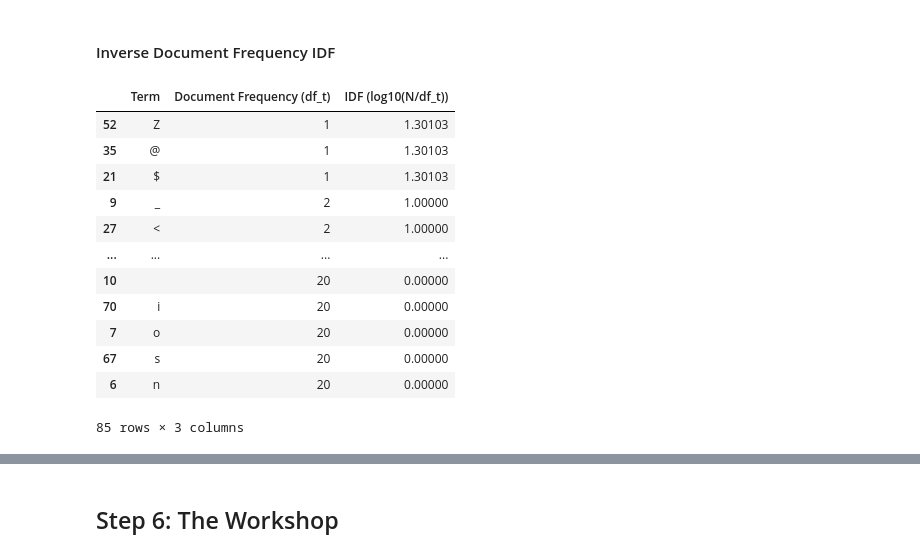
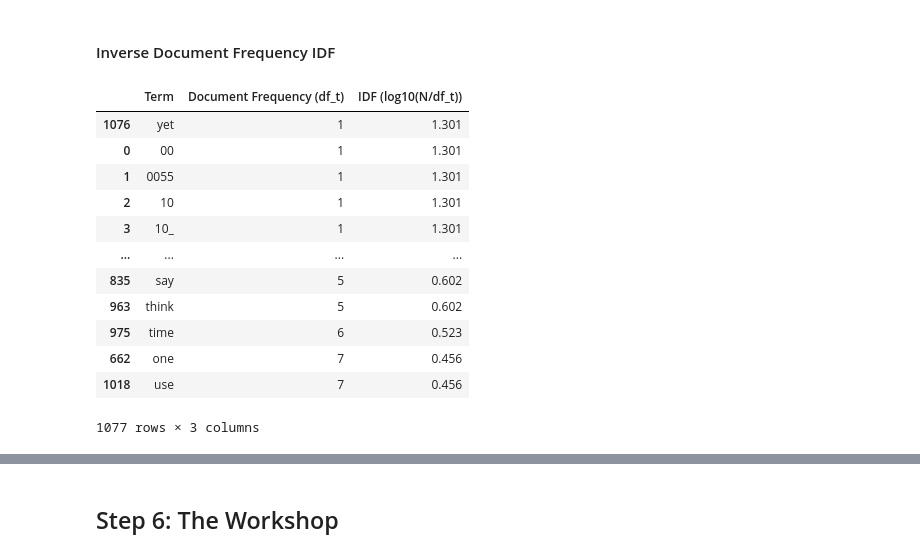
Before and after one commit to tcsgik/PROG8245_Lab7, a Jupyter notebook: IRBasics_VectorSpaceProximity.ipynb, the cells around one changed output, grey strips where cells are left out. Cells and saved outputs as stored; diff of their text form; code cells hidden in the pictures.

```diff
--- a/IRBasics_VectorSpaceProximity.ipynb
+++ b/IRBasics_VectorSpaceProximity.ipynb
@@ -1172,13 +1202,6 @@ tf_combined_df.tail()
 # %% [markdown]
 ### Document Frequency (DF)
 # %%
-# Total number of documents
-N = len(corpus)
-
-# Use CountVectorizer to extract term-document matrix (raw counts)
-vectorizer = CountVectorizer()
-X = vectorizer.fit_transform(corpus)
-
 # Get feature names and document-term matrix as array
 terms = vectorizer.get_feature_names_out()
 X_array = X.toarray()
@@ -1331,38 +1351,34 @@ Documents with phrase: ['Doc6']
 # %% [markdown]
 #### Inverse Document Frequency IDF
 # %%
+# Document frequency: number of docs where term appears
+df_counts = (X_array > 0).sum(axis=0)  # df_t
 
+# IDF: log10(N / df_t)
+idf = np.log10(N / df_counts)
 
-# Compute Document Frequency (DF)
-unique_terms_per_doc = [set(doc) for doc in corpus]
-
-vocab = set(term for doc in unique_terms_per_doc for term in doc)
-
-df_counts = {term: sum(term in doc for doc in unique_terms_per_doc) for term in vocab}
-
-# Compute IDF using log base 10
-idf = {term: np.log10(N / df_counts[term]) for term in df_counts}
-
-# Create and display IDF table sorted by descending IDF
+# Create DataFrame
 idf_df = pd.DataFrame({
-    "Term": list(idf.keys()),
-    "Document Frequency (df_t)": [df_counts[t] for t in idf.keys()],
-    "IDF (log10(N/df_t))": list(idf.values())
+    "Term": terms,
+    "Document Frequency (df_t)": df_counts,
+    "IDF (log10(N/df_t))": idf
 }).sort_values("IDF (log10(N/df_t))", ascending=False)
 
-display(idf_df)
+# round and display
+idf_df = idf_df.round(3)
+idf_df
 # %% [output]
 |  | Term | Document Frequency (df_t) | IDF (log10(N/df_t)) |
-| 52 | Z | 1 | 1.30103 |
-| 35 | @ | 1 | 1.30103 |
-| 21 | $ | 1 | 1.30103 |
-| 9 | _ | 2 | 1.00000 |
-| 27 | < | 2 | 1.00000 |
+| 1076 | yet | 1 | 1.301 |
+| 0 | 00 | 1 | 1.301 |
+| 1 | 0055 | 1 | 1.301 |
+| 2 | 10 | 1 | 1.301 |
+| 3 | 10_ | 1 | 1.301 |
 | ... | ... | ... | ... |
-| 10 |  | 20 | 0.00000 |
-| 70 | i | 20 | 0.00000 |
-| 7 | o | 20 | 0.00000 |
-| 67 | s | 20 | 0.00000 |
-| 6 | n | 20 | 0.00000 |
+| 835 | say | 5 | 0.602 |
+| 963 | think | 5 | 0.602 |
+| 975 | time | 6 | 0.523 |
+| 662 | one | 7 | 0.456 |
+| 1018 | use | 7 | 0.456 |
-85 rows × 3 columns
+1077 rows × 3 columns
 # %%
```
Also changed, not shown: parts of 4 cells of this notebook.
